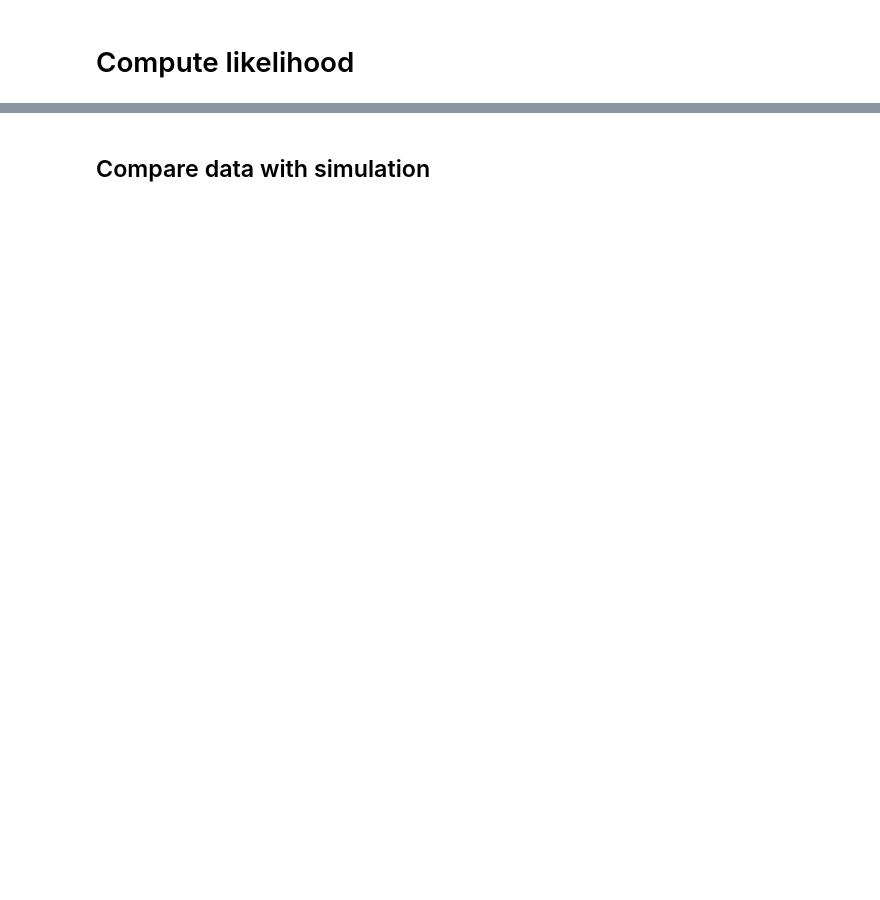
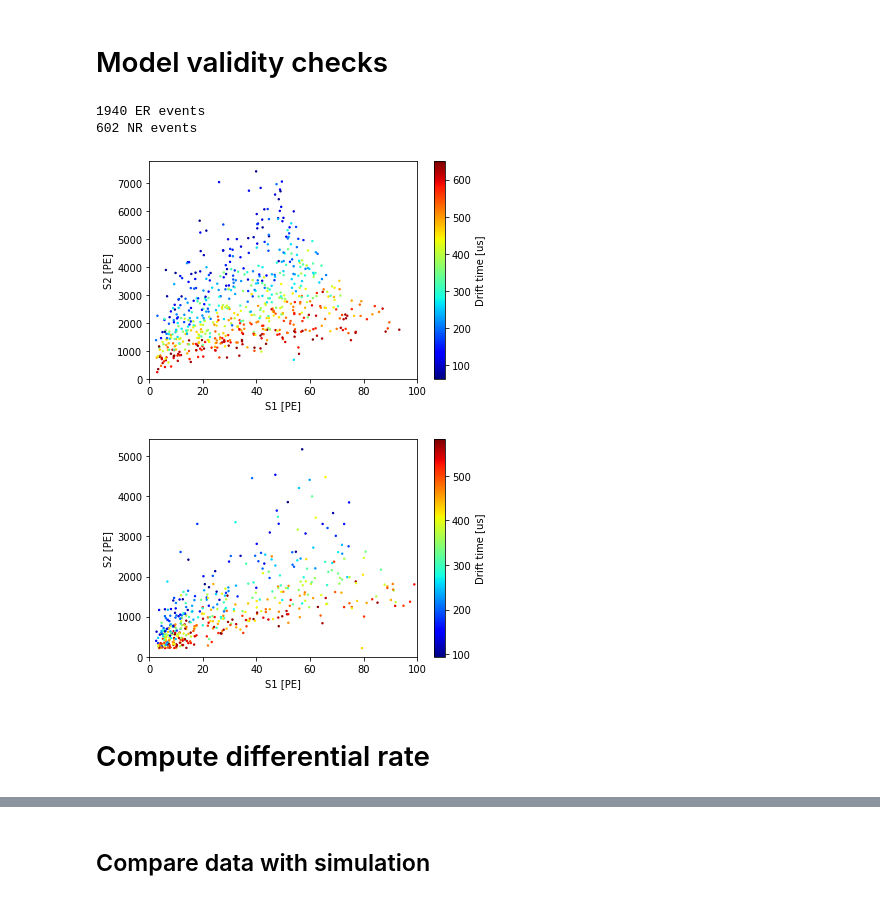
Before and after one commit to FlamTeam/flamedisx, a Jupyter notebook: notebooks/models_check.ipynb, the cells around one changed output, grey strips where cells are left out. Cells and saved outputs as stored; diff of their text form; code cells hidden in the pictures; blank space fills up the shorter version.

```diff
--- a/notebooks/models_check.ipynb
+++ b/notebooks/models_check.ipynb
@@ -1,3 +1,5 @@
+# %% [markdown]
+# Model validity checks
 # %%
 import numpy as np
 import pandas as pd
@@ -9,47 +11,59 @@ import matplotlib.pyplot as plt
 from multihist import Hist1d
 
 import flamedisx
-from flamedisx.x1t_sr0 import SR0WIMPSource, SR0ERSource
+import tensorflow as tf
+
+from flamedisx.x1t_sr0 import SR0NRSource, SR0ERSource, SR0WIMPSource
+
+SR0ERSource.do_pel_fluct = True
+
+class LowMassWIMPSource(SR0WIMPSource):
+    mw = 30  # GeV
 
 # raise errors on any warning
 import warnings
-warnings.filterwarnings("error")
+warnings.filterwarnings("default")
 # %%
 dsets = dict(
     er=dict(source_class=SR0ERSource,
             data=pd.read_csv('data_Rn220_lowenergy.csv')),
-    nr=dict(source_class=SR0NRSource,
+    nr=dict(source_class=LowMassWIMPSource,
             data=pd.read_csv('data_AmBe_lowenergy.csv')[::8]))
 
 print(len(dsets['er']['data']), "ER events")
 print(len(dsets['nr']['data']), "NR events")
 
 def std_axes():
     plt.xlabel("S1 [PE]")
     plt.ylabel(r"S2 [PE]")
     plt.xlim(0, 100)
     plt.ylim(0, None)
 
 for dname, q in dsets.items():
     d = q['data']
     sc = q['source_class']
 
     q['source'] = s = sc(d)  # batch_size
     d = s.annotate_data(d)
 
     # Cut at CES < 10.
     # a cs1 cut would likely cause a bias since for some energies
     # you'd only have some extreme events.
     d = q['data'] = d[d['e_vis'] < 10].copy()
 
     s.set_data(d)
 
     plt.scatter(d['s1'], d['s2'], s=2, c=d['drift_time']/1e3, cmap=plt.cm.jet)
     plt.colorbar(label="Drift time [us]")
     std_axes()
     plt.show()
+# %% [output]
+1940 ER events
+602 NR events
+[figure, added]
+[figure, added]
 # %% [markdown]
-# Compute likelihood
+# Compute differential rate
 # %%
 for dname, q in dsets.items():
     d = q['data']
```
Also changed, not shown: parts of 9 cells of this notebook, 1 other file.
